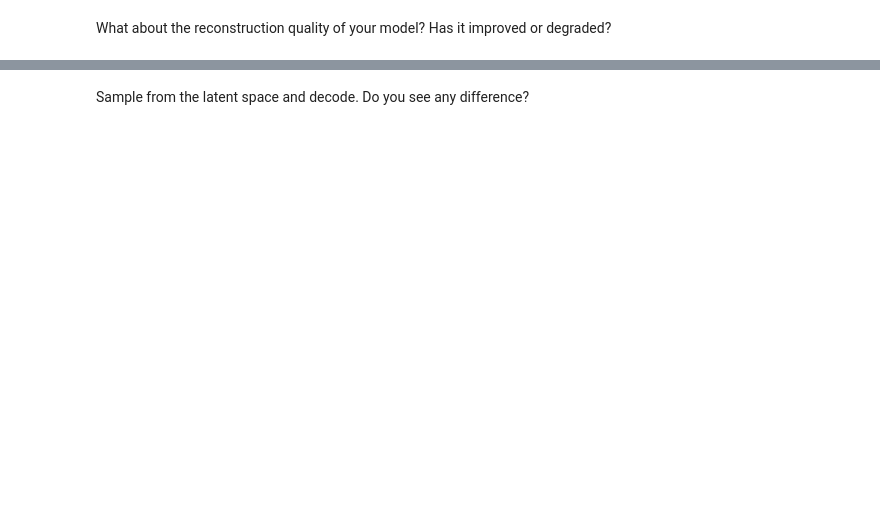
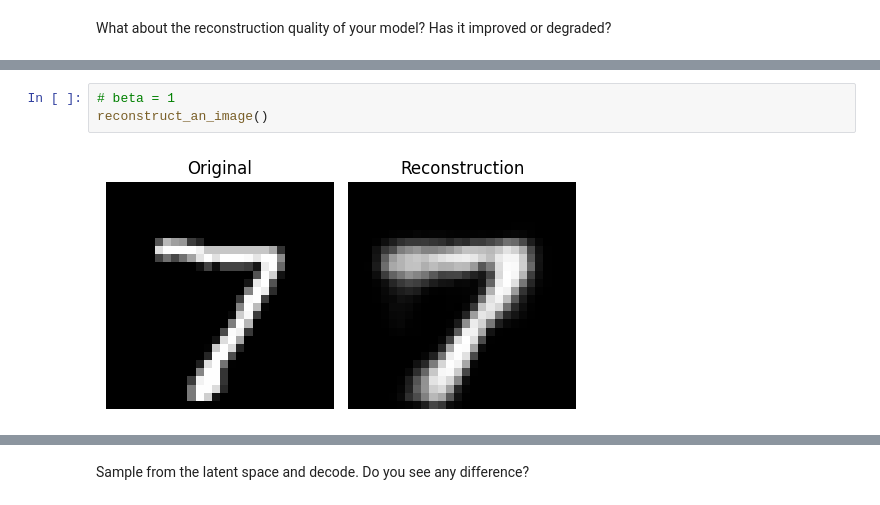
Before and after one commit to SebastianApelgren/gen-models-practical-dd2610, a Jupyter notebook: VAE-practical-master/VAE_Practical_Bernoulli.ipynb, the cells around one changed output, grey strips where cells are left out. Cells and saved outputs as stored; diff of their text form; blank space fills up the shorter version.

```diff
--- a/VAE-practical-master/VAE_Practical_Bernoulli.ipynb
+++ b/VAE-practical-master/VAE_Practical_Bernoulli.ipynb
@@ -507,0 +587,5 @@ What about the reconstruction quality of your model? Has it improved or degraded
+# %%
+# beta = 1
+reconstruct_an_image()
+# %% [output]
+[figure, added]
```
Also changed, not shown: parts of 34 cells of this notebook, 1 other file.
